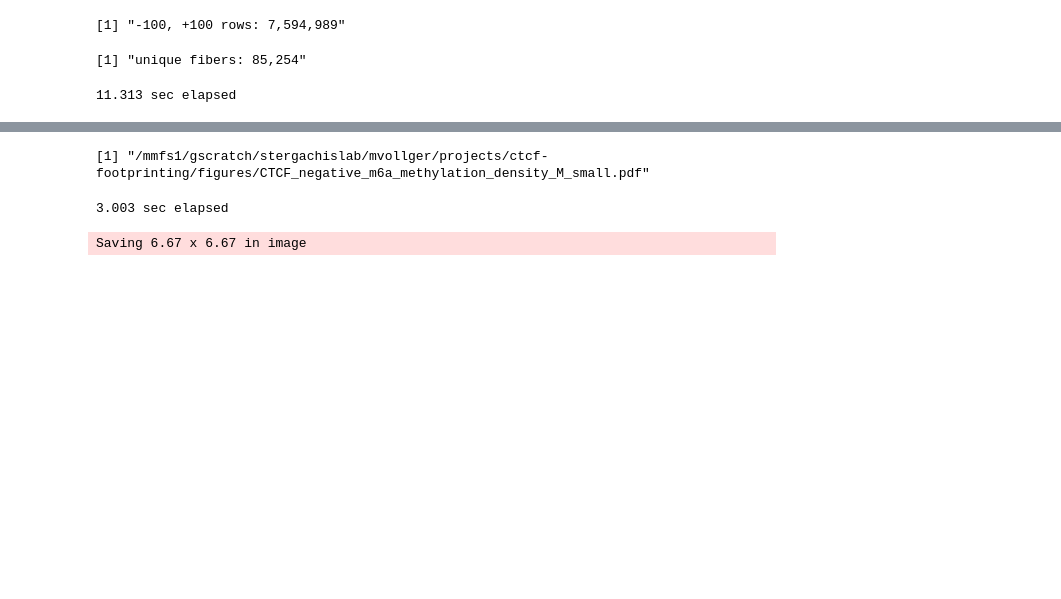
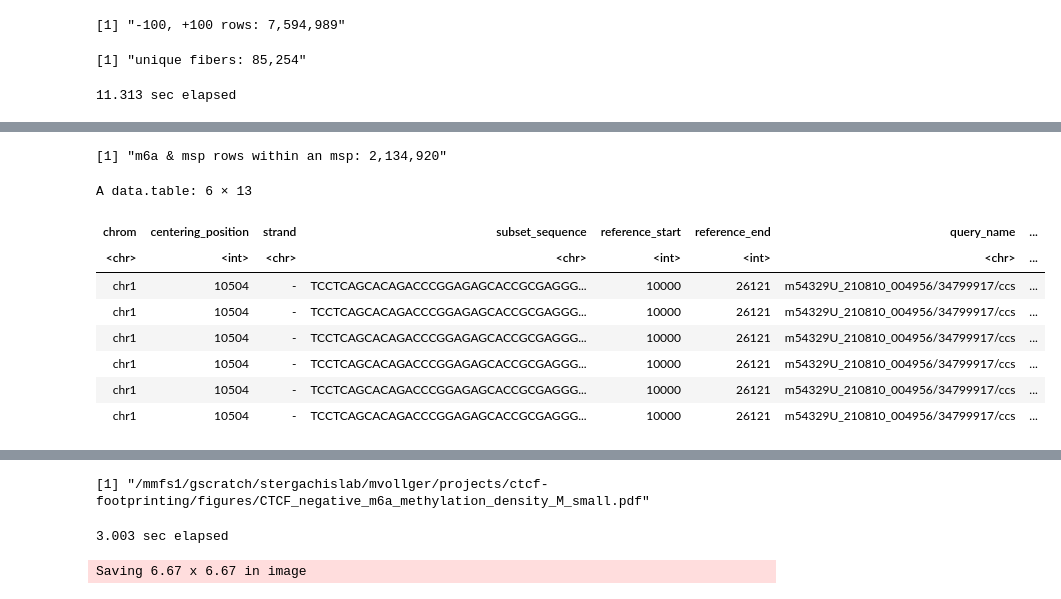
Before and after one commit to monikaperez/ctcf-footprinting, a Jupyter notebook: r_scripts/density_plots.ipynb, the cells around one changed output, grey strips where cells are left out. Drawn from its saved outputs; the diff is of its cells as text; code cells hidden in the pictures; blank space fills up the shorter version.

```diff
--- a/r_scripts/density_plots.ipynb
+++ b/r_scripts/density_plots.ipynb
@@ -447,0 +470,21 @@ sprintf("initial rows: %s", prettyNum(dim(df)[1], big.mark=","))
+# %%
+# filter for motifs within an msp
+# 2,134,952 rows
+df_grouped <- df %>%
+                group_by(chrom, centering_position, strand, query_name, subset_sequence) %>%
+                filter(any(centered_position_type == "msp" & centered_start < 0 & centered_end > 35))
+sprintf("m6a & msp rows within an msp: %s", prettyNum(dim(df_grouped)[1], big.mark=","))
+# %% [output]
+[1] "m6a & msp rows within an msp: 2,134,920"
+# %%
+head(df)
+# %% [output]
+A data.table: 6 × 13
+| chrom | centering_position | strand | subset_sequence | reference_start | reference_end | query_name | ... |
+| <chr> | <int> | <chr> | <chr> | <int> | <int> | <chr> | ... |
+| chr1 | 10504 | - | TCCTCAGCACAGACCCGGAGAGCACCGCGAGGG... | 10000 | 26121 | m54329U_210810_004956/34799917/ccs | ... |
+| chr1 | 10504 | - | TCCTCAGCACAGACCCGGAGAGCACCGCGAGGG... | 10000 | 26121 | m54329U_210810_004956/34799917/ccs | ... |
+| chr1 | 10504 | - | TCCTCAGCACAGACCCGGAGAGCACCGCGAGGG... | 10000 | 26121 | m54329U_210810_004956/34799917/ccs | ... |
+| chr1 | 10504 | - | TCCTCAGCACAGACCCGGAGAGCACCGCGAGGG... | 10000 | 26121 | m54329U_210810_004956/34799917/ccs | ... |
+| chr1 | 10504 | - | TCCTCAGCACAGACCCGGAGAGCACCGCGAGGG... | 10000 | 26121 | m54329U_210810_004956/34799917/ccs | ... |
+| chr1 | 10504 | - | TCCTCAGCACAGACCCGGAGAGCACCGCGAGGG... | 10000 | 26121 | m54329U_210810_004956/34799917/ccs | ... |
```
Also changed, not shown: parts of 6 cells of this notebook, 2 other files.
